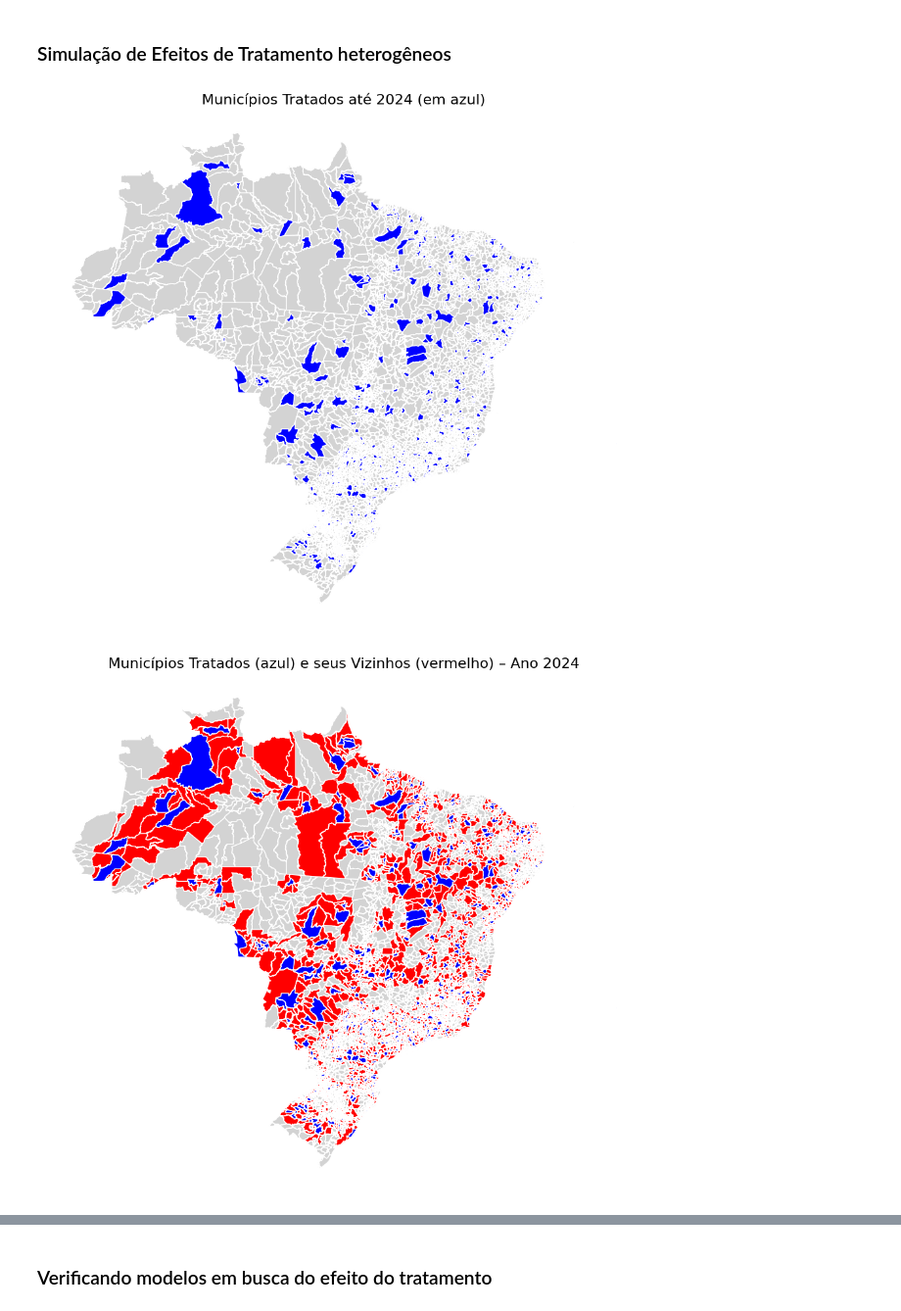
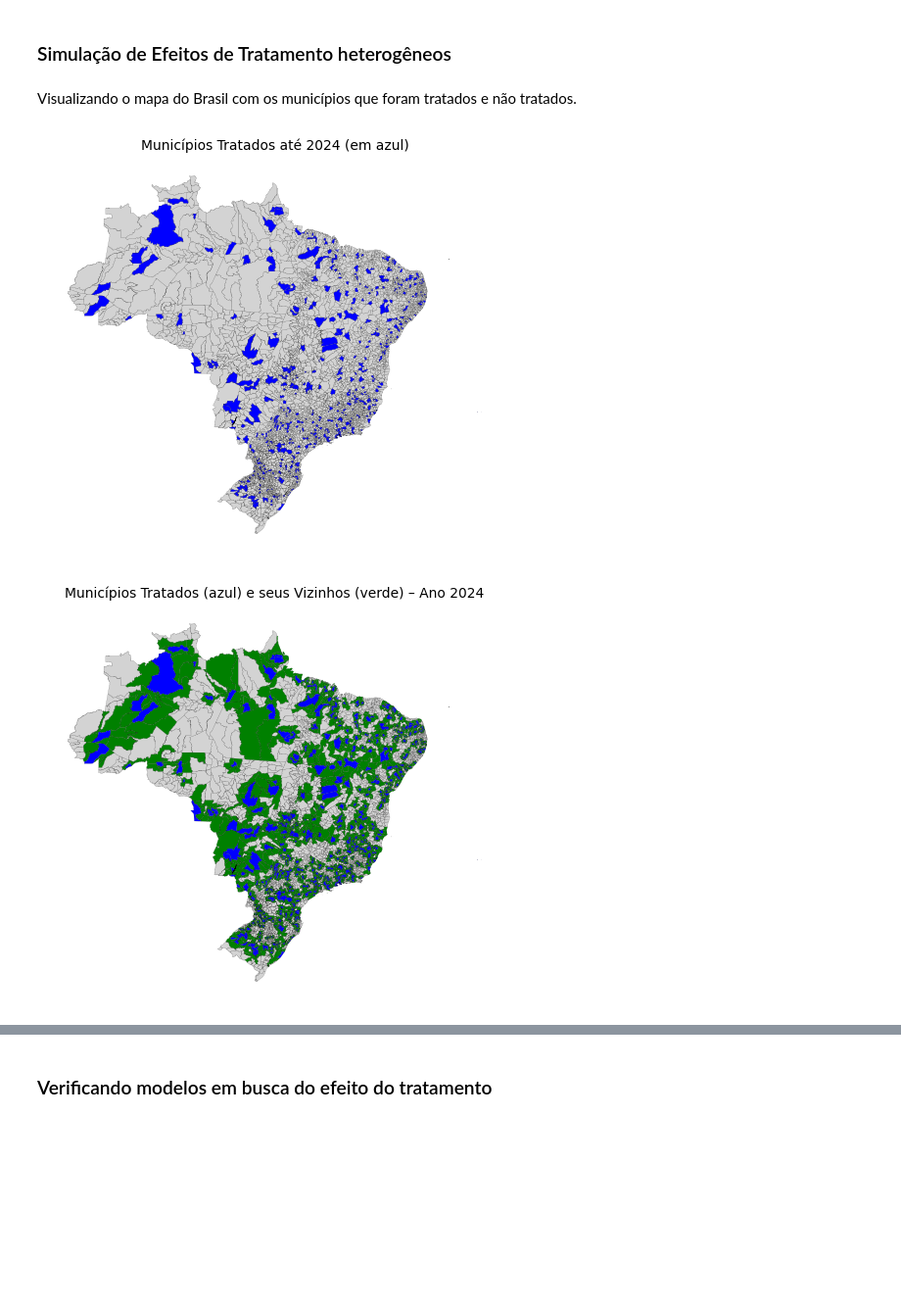
Before and after one commit to Daniel-Uhr/Estimators, a Jupyter notebook: 01_ATTgt_DML.ipynb, the cells around one changed output, grey strips where cells are left out. Shown at 98% size. Cells and saved outputs as stored; diff of their text form; code cells hidden in the pictures; blank space fills up the shorter version.

```diff
--- a/01_ATTgt_DML.ipynb
+++ b/01_ATTgt_DML.ipynb
@@ -121,9 +137,9 @@ panel['Y'] = (
     panel['lambda_t'] +
     panel['epsilon']
 )
+# %% [markdown]
+Visualizando o mapa do Brasil com os municípios que foram tratados e não tratados.
 # %%
-import matplotlib.pyplot as plt
-
 # Filtra apenas o último ano (2024)
 panel_2024 = panel[panel['year'] == 2024]
 
@@ -131,54 +147,52 @@ panel_2024 = panel[panel['year'] == 2024]
 mapa_2024 = gdf.merge(panel_2024[['codmun', 'D']], on='codmun', how='left')
 
 # Plota o mapa: municípios tratados (D=1) em azul, os demais em cinza claro
-fig, ax = plt.subplots(figsize=(12, 14))
-mapa_2024[mapa_2024['D'] == 0].plot(ax=ax, color='lightgray', edgecolor='white')
-mapa_2024[mapa_2024['D'] == 1].plot(ax=ax, color='blue', edgecolor='white')
+fig, ax = plt.subplots(figsize=(6, 7))
+mapa_2024[mapa_2024['D'] == 0].plot(ax=ax, color='lightgray', edgecolor='black', linewidth=0.08)
+mapa_2024[mapa_2024['D'] == 1].plot(ax=ax, color='blue', edgecolor='black', linewidth=0.08)
 
 # Estilização
-ax.set_title('Municípios Tratados até 2024 (em azul)', fontsize=16)
+ax.set_title('Municípios Tratados até 2024 (em azul)', fontsize=10)
 ax.axis('off')
 plt.show()
 # %% [output]
-[figure, old version]
+[figure, new version]
 # %%
-import matplotlib.pyplot as plt
-
 # 1. Filtra ano de 2024
 panel_2024 = panel[panel['year'] == 2024]
 
 # 2. Municípios tratados até 2024
 treated_muns = set(panel_2024.loc[panel_2024['D'] == 1, 'codmun'])
 
 # 3. Identifica vizinhos dos tratados
 neighbors_dict = w.neighbors
 index_to_codmun = dict(zip(gdf.index, gdf['codmun']))
 codmun_to_index = {v: k for k, v in index_to_codmun.items()}
 
 # Coleta todos os vizinhos dos tratados
 vizinhos = set()
 for mun in treated_muns:
     idx = codmun_to_index.get(mun)
     if idx is not None:
         vizinhos.update([index_to_codmun[i] for i in neighbors_dict.get(idx, [])])
 
 # Remove os próprios tratados da lista de vizinhos
 vizinhos = vizinhos - treated_muns
 
 # 4. Classificação para visualização
 gdf['status'] = 'Não tratado'
 gdf.loc[gdf['codmun'].isin(vizinhos), 'status'] = 'Vizinho tratado'
 gdf.loc[gdf['codmun'].isin(treated_muns), 'status'] = 'Tratado'
 
 # 5. Mapa com 3 cores
-fig, ax = plt.subplots(figsize=(12, 14))
-gdf[gdf['status'] == 'Não tratado'].plot(ax=ax, color='lightgray', edgecolor='white')
-gdf[gdf['status'] == 'Vizinho tratado'].plot(ax=ax, color='red', edgecolor='white')
-gdf[gdf['status'] == 'Tratado'].plot(ax=ax, color='blue', edgecolor='white')
+fig, ax = plt.subplots(figsize=(6, 7))
+gdf[gdf['status'] == 'Não tratado'].plot(ax=ax, color='lightgray', edgecolor='black', linewidth=0.08)
+gdf[gdf['status'] == 'Vizinho tratado'].plot(ax=ax, color='green', edgecolor='black', linewidth=0.08)
+gdf[gdf['status'] == 'Tratado'].plot(ax=ax, color='blue', edgecolor='black', linewidth=0.08)
 
 # Estilização
-ax.set_title('Municípios Tratados (azul) e seus Vizinhos (vermelho) – Ano 2024', fontsize=16)
+ax.set_title('Municípios Tratados (azul) e seus Vizinhos (verde) – Ano 2024', fontsize=10)
 ax.axis('off')
 plt.show()
 # %% [output]
-[figure, old version]
+[figure, new version]
```
Also changed, not shown: parts of 64 cells of this notebook.
